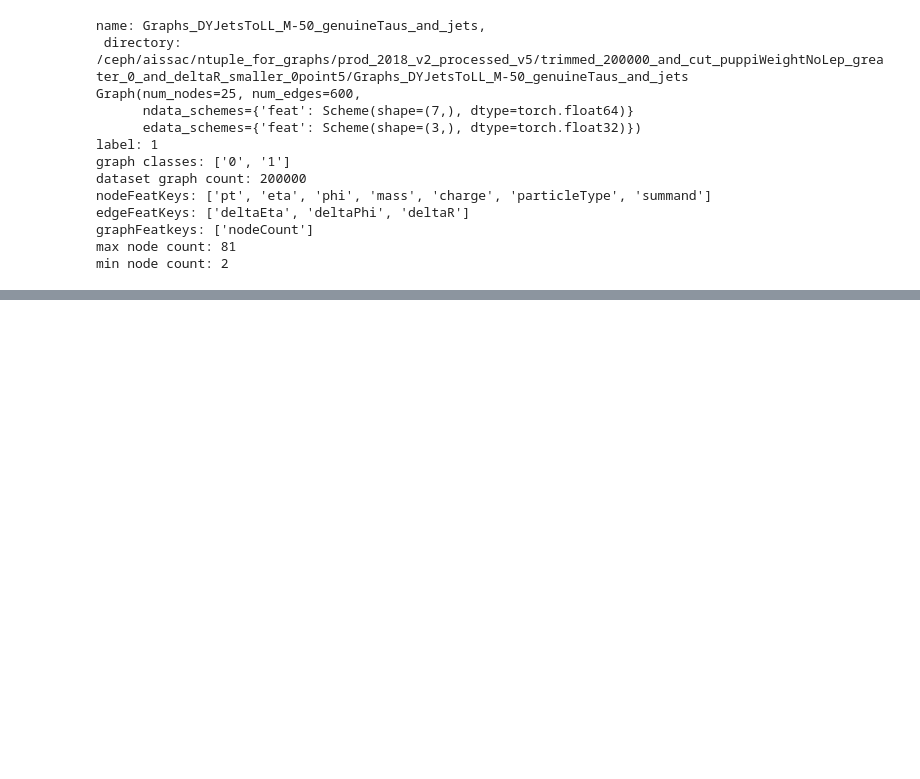
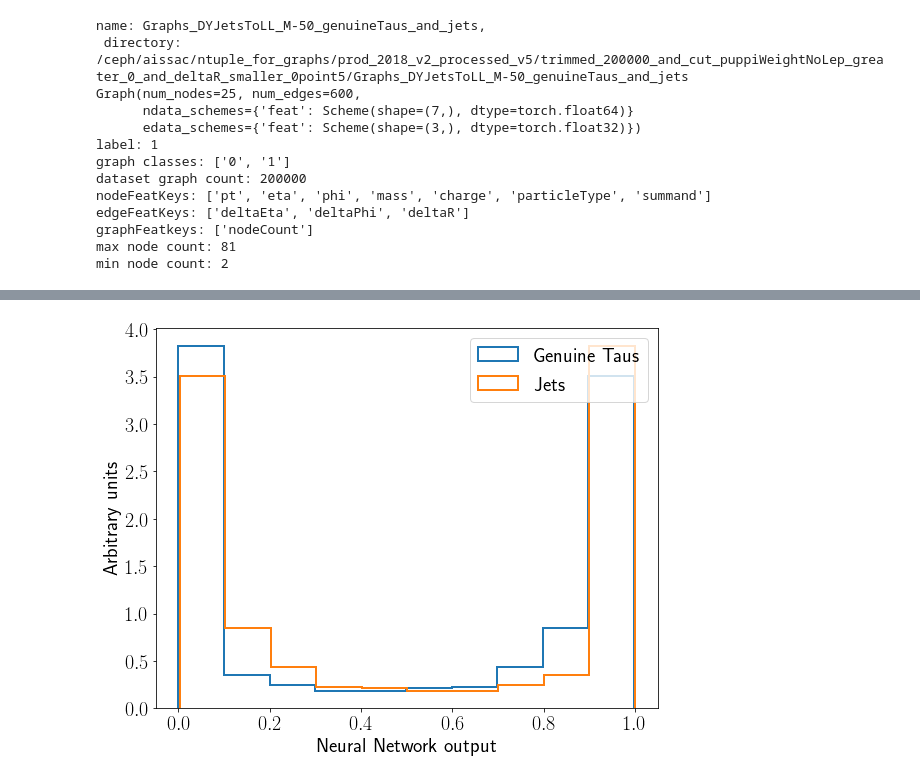
Before and after one commit to andrewissac/GraphML, a Jupyter notebook: training_keras_onlyNFeat.ipynb, the cells around one changed output, grey strips where cells are left out. Drawn from its saved outputs; the diff is of its cells as text; code cells hidden in the pictures; blank space fills up the shorter version.

```diff
--- a/training_keras_onlyNFeat.ipynb
+++ b/training_keras_onlyNFeat.ipynb
@@ -209,0 +243,7 @@ print(f'{elapsed} seconds elapsed')
+# %%
+from sklearn.model_selection import train_test_split
+X_train, X_testAndVal, y_train, y_testAndVal = train_test_split(inputs, labels, test_size=0.2, shuffle=False)
+X_val, X_test, y_val, y_test = train_test_split(X_testAndVal, y_testAndVal, test_size=0.25, shuffle=False)
+print(f'train samples: {len(X_train)}')
+print(f'validation samples: {len(X_val)}')
+print(f'test samples: {len(X_test)}')
@@ -209,0 +254,11 @@ print(f'{elapsed} seconds elapsed')
+# %%
+batchsize=1024
+history = model.fit(
+    x = datagenerator(X_train, y_train, batchsize=batchsize),
+    validation_data = datagenerator(X_val, y_val,batchsize=batchsize),
+    steps_per_epoch = len(X_train)//batchsize,
+    validation_steps = len(X_val)//batchsize,
+    shuffle=False, # at creation from rootfiles -> graphs already shuffled dataset
+    epochs = 100000, # doesnt matter, since we use early stopping
+    callbacks = callbacks
+)
@@ -209,0 +387,17 @@ print(f'{elapsed} seconds elapsed')
+# %%
+plt.figure(figsize=(9,7))
+
+plt.hist(genuineTau_decisions, label='Genuine Taus',
+        histtype='step',
+         density=True,
+        linewidth=lw)
+plt.hist(fakeTau_decisions, label='Jets',
+        histtype='step',
+         density=True,
+         linewidth=lw)
+plt.xlabel('Neural Network output') # add x-axis label
+plt.ylabel('Arbitrary units') # add y-axis label
+plt.legend() # add legend
+plt.show()
+# %% [output]
+[figure, added]
```
Also changed, not shown: parts of 13 cells of this notebook, 4 other files.
